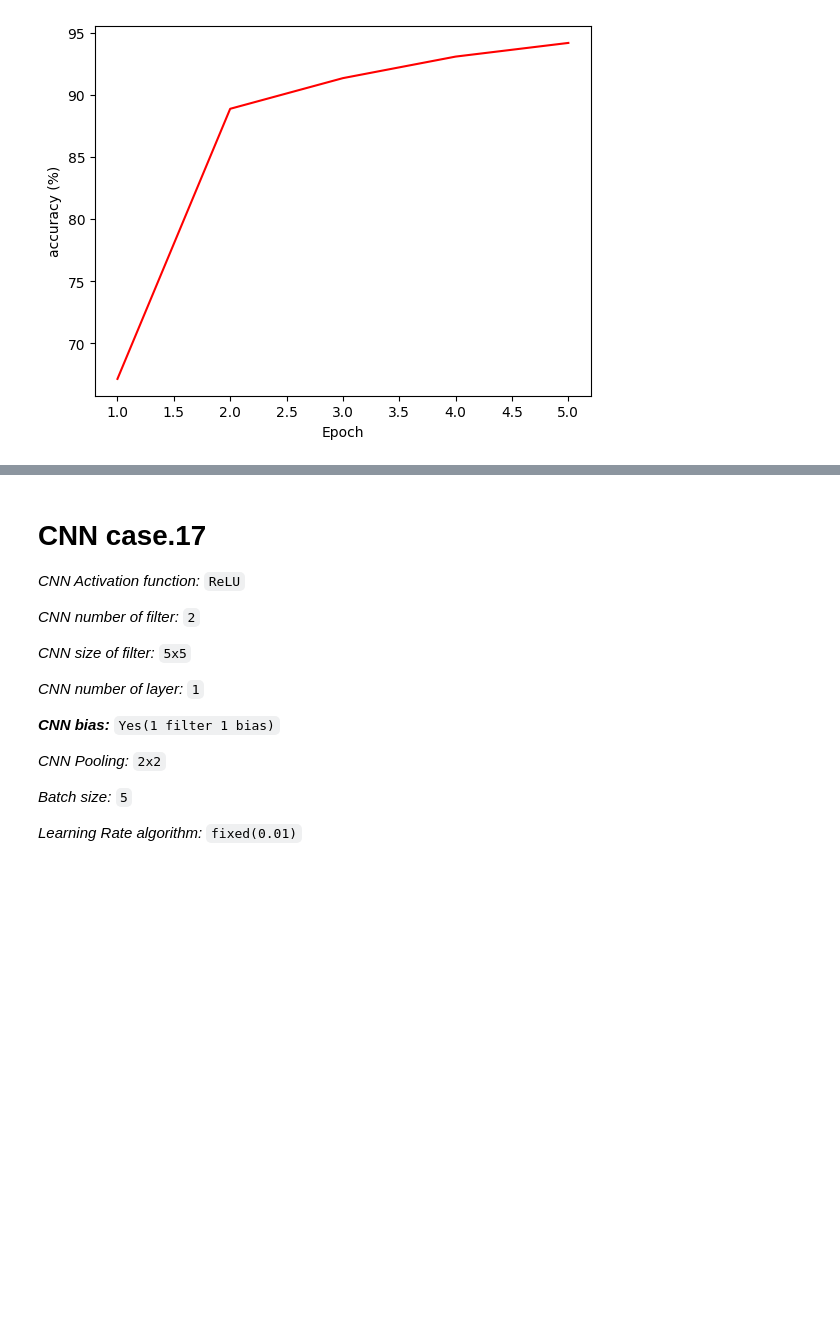
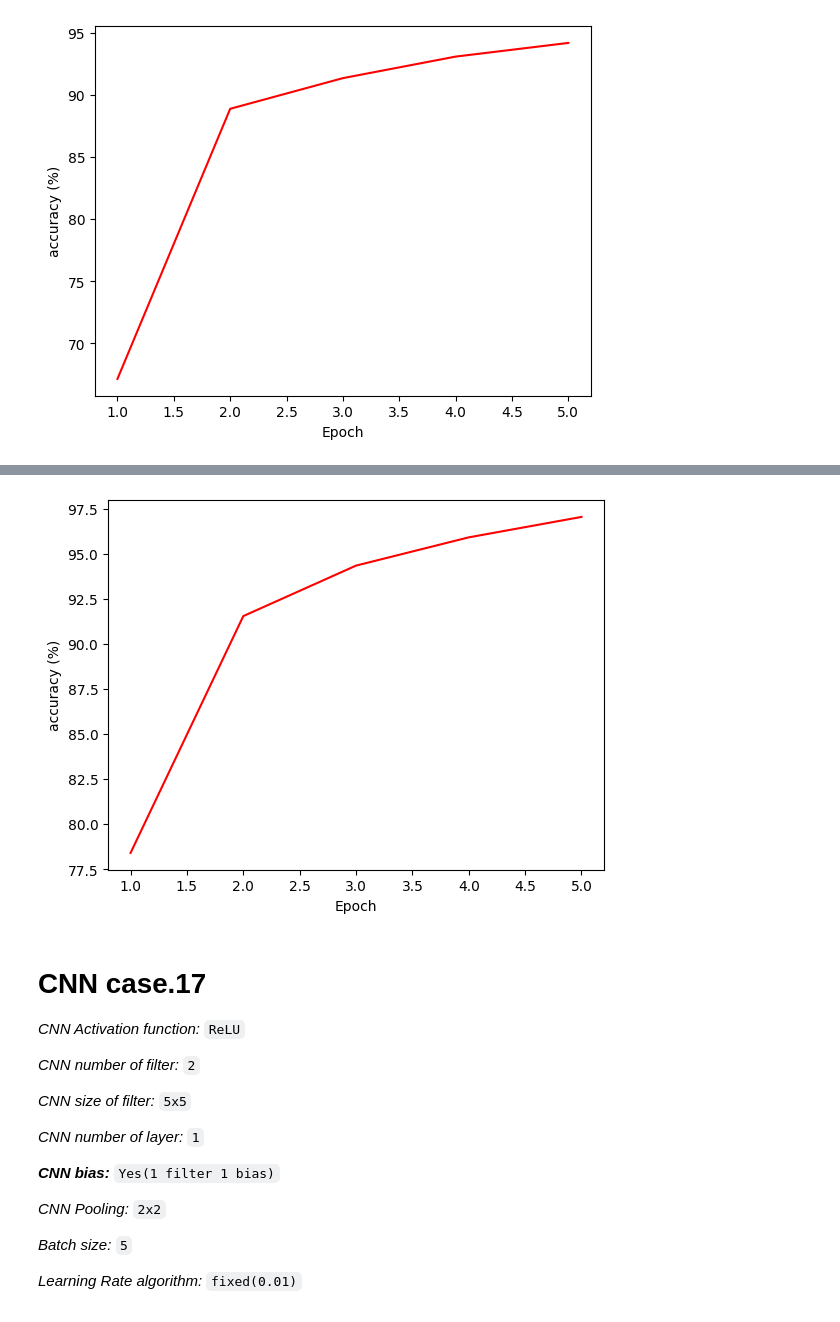
Before and after one commit to SROP6313/KDD_2023summer_course_HW, a Jupyter notebook: 20230731_HW_CNN/summer_course_HW6.ipynb, the cells around one changed output, grey strips where cells are left out. Cells and saved outputs as stored; diff of their text form; code cells hidden in the pictures; blank space fills up the shorter version.

```diff
--- a/20230731_HW_CNN/summer_course_HW6.ipynb
+++ b/20230731_HW_CNN/summer_course_HW6.ipynb
@@ -1393,3 +1393,7 @@ Epoch 3, error = 0.03329067, training accuracy = 91.333 %, testing accuracy = 87
 Epoch 4, error = 0.0246867, training accuracy = 93.067 %, testing accuracy = 88.667 %
 Epoch 5, error = 0.01855619, training accuracy = 94.167 %, testing accuracy = 89.467 %
 [figure]
+# %%
+nn16_test = CNN_v6(5, 5)
+nn16_test.train(train_X, y_train_one_hot, 5, 1, 0.01)
+# %% [output]
@@ -1396,3 +1405,4 @@ Epoch 5, error = 0.01855619, training accuracy = 94.167 %, testing accuracy = 89
+[figure, added]
 # %% [markdown]
 # **CNN case.17**
 *CNN Activation function:* `ReLU`<p>
```
Also changed, not shown: parts of 5 cells of this notebook.
